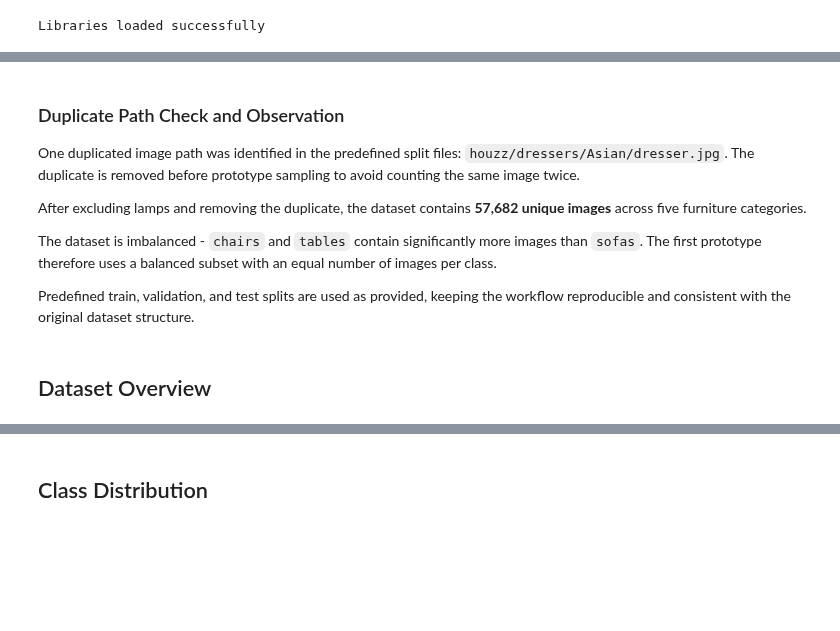
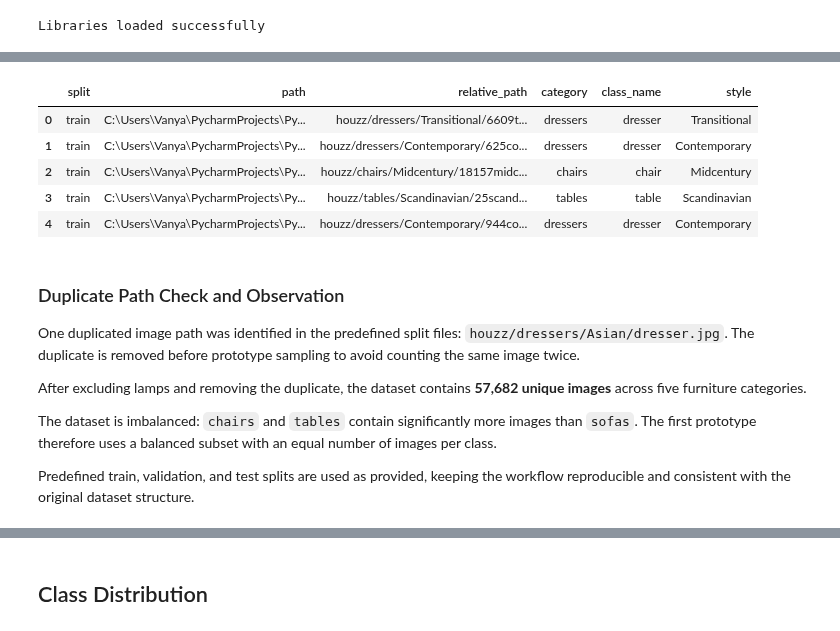
Before and after one commit to Vanya2307/Furniture-Sketch-Classifier, a Jupyter notebook: notebooks/01_data_exploration.ipynb, the cells around one changed output, grey strips where cells are left out. Saved outputs shown, nothing was run; the diff lists cells and outputs as text; code cells hidden in the pictures; blank space fills up the shorter version.

```diff
--- a/notebooks/01_data_exploration.ipynb
+++ b/notebooks/01_data_exploration.ipynb
@@ -86,3 +82,12 @@ Name: count, dtype: int64
+# %%
+df.head()
+# %% [output]
+|  | split | path | relative_path | category | class_name | style |
+| 0 | train | C:\Users\Vanya\PycharmProjects\Py... | houzz/dressers/Transitional/6609t... | dressers | dresser | Transitional |
+| 1 | train | C:\Users\Vanya\PycharmProjects\Py... | houzz/dressers/Contemporary/625co... | dressers | dresser | Contemporary |
+| 2 | train | C:\Users\Vanya\PycharmProjects\Py... | houzz/chairs/Midcentury/18157midc... | chairs | chair | Midcentury |
+| 3 | train | C:\Users\Vanya\PycharmProjects\Py... | houzz/tables/Scandinavian/25scand... | tables | table | Scandinavian |
+| 4 | train | C:\Users\Vanya\PycharmProjects\Py... | houzz/dressers/Contemporary/944co... | dressers | dresser | Contemporary |
 # %% [markdown]
 ### Duplicate Path Check and Observation
 
@@ -90,8 +95,6 @@ One duplicated image path was identified in the predefined split files: `houzz/d
 
 After excluding lamps and removing the duplicate, the dataset contains **57,682 unique images** across five furniture categories.
 
-The dataset is imbalanced - `chairs` and `tables` contain significantly more images than `sofas`. The first prototype therefore uses a balanced subset with an equal number of images per class.
+The dataset is imbalanced: `chairs` and `tables` contain significantly more images than `sofas`. The first prototype therefore uses a balanced subset with an equal number of images per class.
 
 Predefined train, validation, and test splits are used as provided, keeping the workflow reproducible and consistent with the original dataset structure.
-# %% [markdown]
-## Dataset Overview
```
Also changed, not shown: parts of 24 cells of this notebook, 9 other files.
